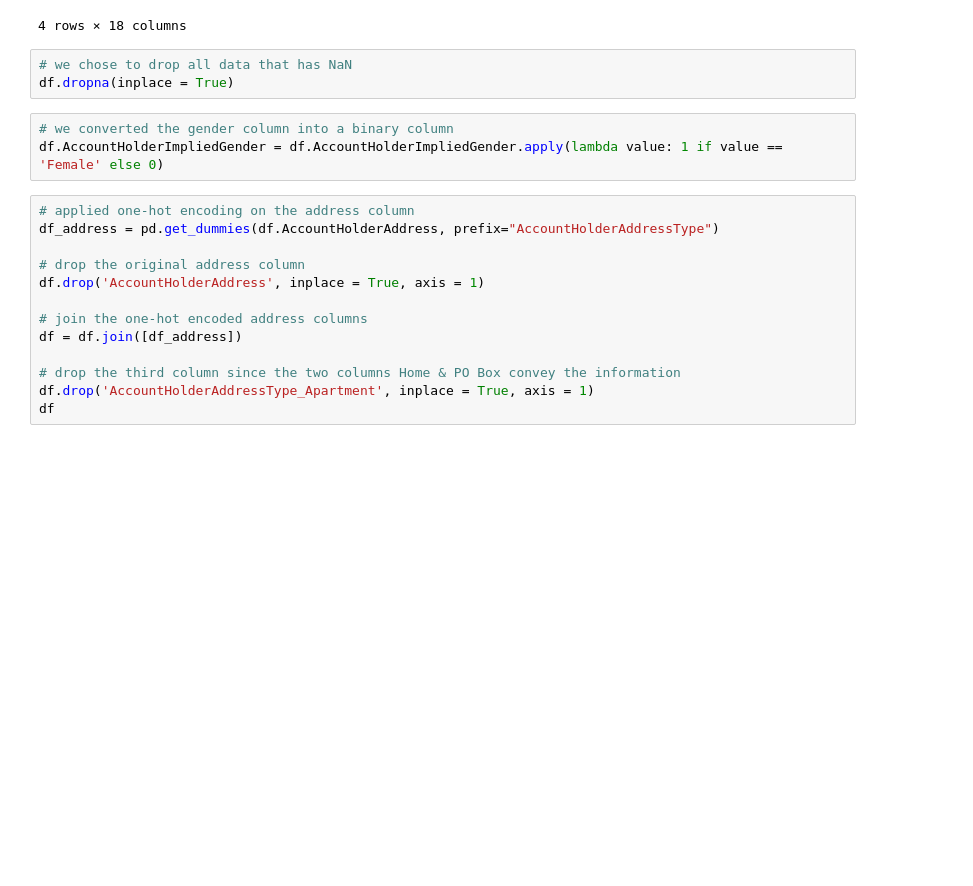
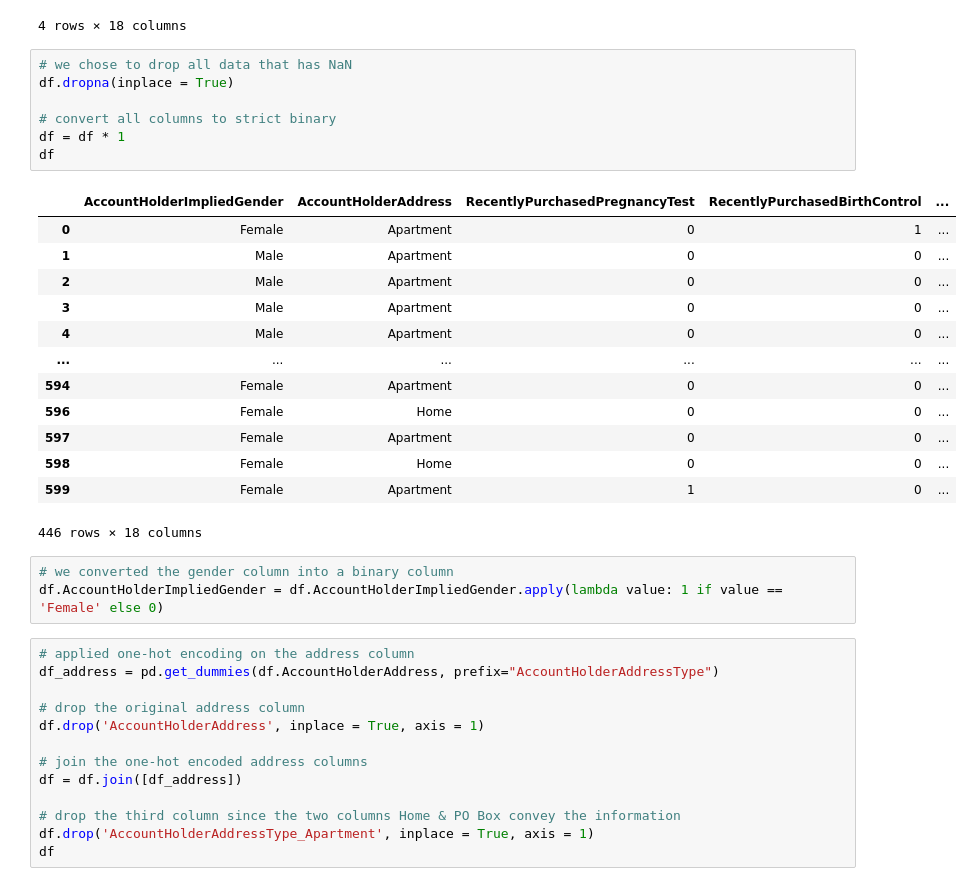
Before and after one commit to unvar/DS-SF-30, a Jupyter notebook: classes/12/notebooks/assignment-12-pregnancy-prediction.ipynb, the cells around one changed output. Drawn from its saved outputs; the diff is of its cells as text; blank space fills up the shorter version.

```diff
--- a/classes/12/notebooks/assignment-12-pregnancy-prediction.ipynb
+++ b/classes/12/notebooks/assignment-12-pregnancy-prediction.ipynb
@@ -45,6 +45,24 @@ df.describe()
 # %%
 # we chose to drop all data that has NaN
 df.dropna(inplace = True)
+
+# convert all columns to strict binary
+df = df * 1
+df
+# %% [output]
+|  | AccountHolderImpliedGender | AccountHolderAddress | RecentlyPurchasedPregnancyTest | RecentlyPurchasedBirthControl | ... |
+| 0 | Female | Apartment | 0 | 1 | ... |
+| 1 | Male | Apartment | 0 | 0 | ... |
+| 2 | Male | Apartment | 0 | 0 | ... |
+| 3 | Male | Apartment | 0 | 0 | ... |
+| 4 | Male | Apartment | 0 | 0 | ... |
+| ... | ... | ... | ... | ... | ... |
+| 594 | Female | Apartment | 0 | 0 | ... |
+| 596 | Female | Home | 0 | 0 | ... |
+| 597 | Female | Apartment | 0 | 0 | ... |
+| 598 | Female | Home | 0 | 0 | ... |
+| 599 | Female | Apartment | 1 | 0 | ... |
+446 rows × 18 columns
 # %%
 # we converted the gender column into a binary column
 df.AccountHolderImpliedGender = df.AccountHolderImpliedGender.apply(lambda value: 1 if value == 'Female' else 0)
```
Also changed, not shown: parts of 1 cell of this notebook.
